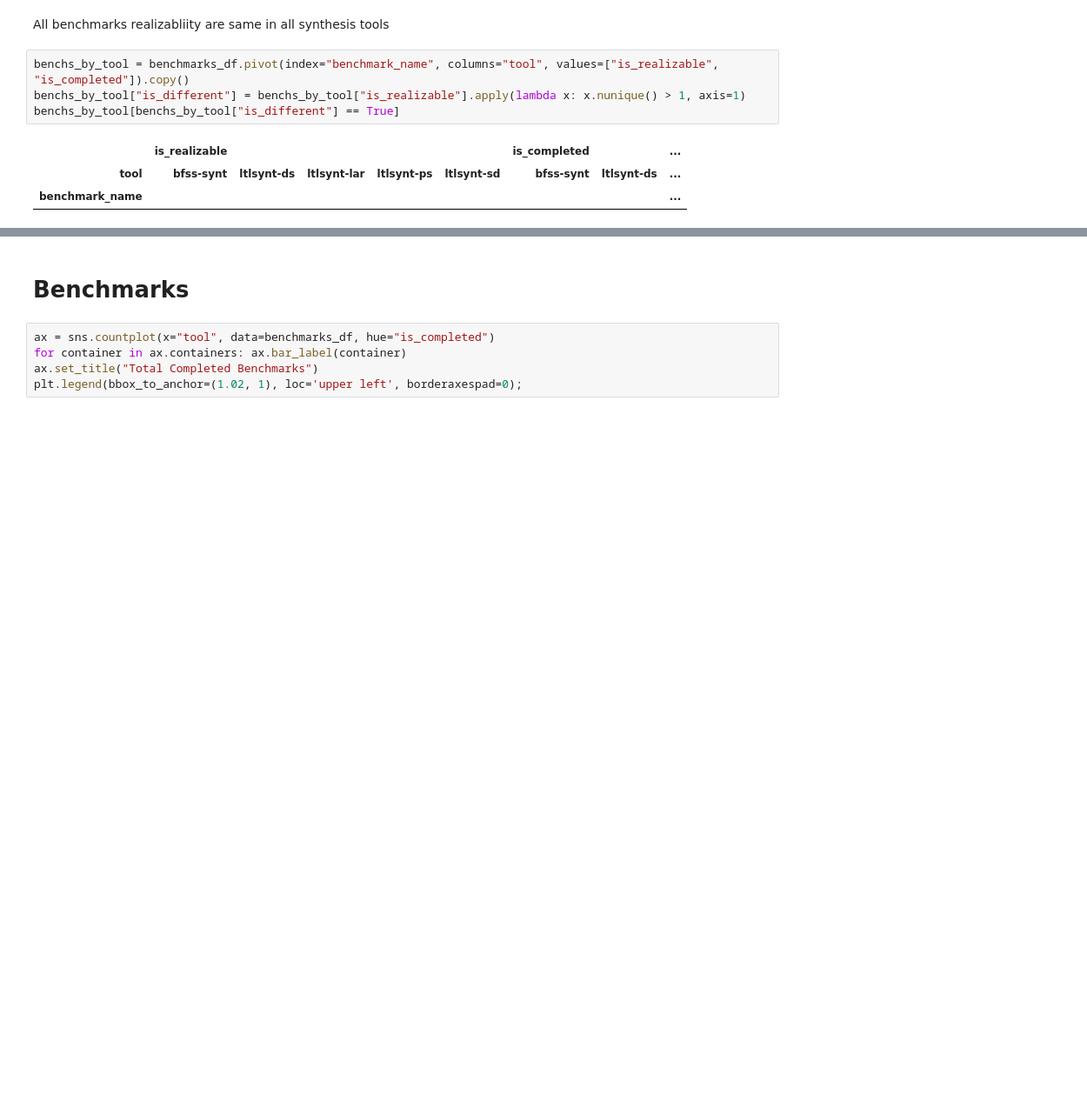
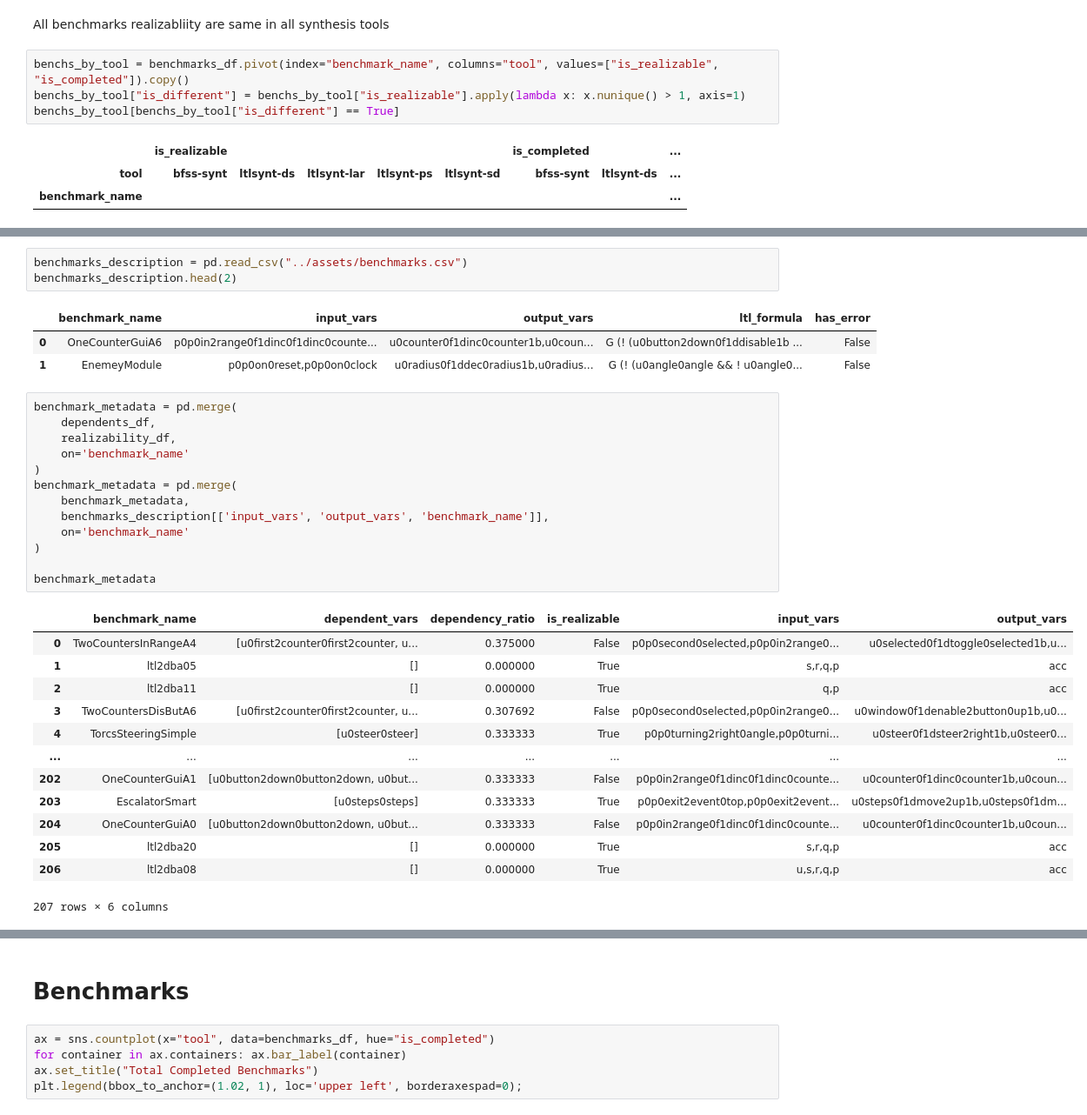
Before and after one commit to eliyaoo32/reactive-synthesis-bfss, a Jupyter notebook: notebooks/synthesis_experiements.ipynb, the cells around one changed output, grey strips where cells are left out. Shown: that part at 87% size. Saved outputs shown, nothing was run; the diff lists cells and outputs as text; blank space fills up the shorter version.

```diff
--- a/notebooks/synthesis_experiements.ipynb
+++ b/notebooks/synthesis_experiements.ipynb
@@ -153,0 +187,34 @@ synt_tools_duration
+# %%
+benchmarks_description = pd.read_csv("../assets/benchmarks.csv")
+benchmarks_description.head(2)
+# %% [output]
+|  | benchmark_name | input_vars | output_vars | ltl_formula | has_error |
+| 0 | OneCounterGuiA6 | p0p0in2range0f1dinc0f1dinc0counte... | u0counter0f1dinc0counter1b,u0coun... | G (! (u0button2down0f1ddisable1b ... | False |
+| 1 | EnemeyModule | p0p0on0reset,p0p0on0clock | u0radius0f1ddec0radius1b,u0radius... | G (! (u0angle0angle && ! u0angle0... | False |
+# %%
+benchmark_metadata = pd.merge(
+    dependents_df,
+    realizability_df,
+    on='benchmark_name'
+)
+benchmark_metadata = pd.merge(
+    benchmark_metadata,
+    benchmarks_description[['input_vars', 'output_vars', 'benchmark_name']],
+    on='benchmark_name'
+)
+
+benchmark_metadata
+# %% [output]
+|  | benchmark_name | dependent_vars | dependency_ratio | is_realizable | input_vars | output_vars |
+| 0 | TwoCountersInRangeA4 | [u0first2counter0first2counter, u... | 0.375000 | False | p0p0second0selected,p0p0in2range0... | u0selected0f1dtoggle0selected1b,u... |
+| 1 | ltl2dba05 | [] | 0.000000 | True | s,r,q,p | acc |
+| 2 | ltl2dba11 | [] | 0.000000 | True | q,p | acc |
+| 3 | TwoCountersDisButA6 | [u0first2counter0first2counter, u... | 0.307692 | False | p0p0second0selected,p0p0in2range0... | u0window0f1denable2button0up1b,u0... |
+| 4 | TorcsSteeringSimple | [u0steer0steer] | 0.333333 | True | p0p0turning2right0angle,p0p0turni... | u0steer0f1dsteer2right1b,u0steer0... |
+| ... | ... | ... | ... | ... | ... | ... |
+| 202 | OneCounterGuiA1 | [u0button2down0button2down, u0but... | 0.333333 | False | p0p0in2range0f1dinc0f1dinc0counte... | u0counter0f1dinc0counter1b,u0coun... |
+| 203 | EscalatorSmart | [u0steps0steps] | 0.333333 | True | p0p0exit2event0top,p0p0exit2event... | u0steps0f1dmove2up1b,u0steps0f1dm... |
+| 204 | OneCounterGuiA0 | [u0button2down0button2down, u0but... | 0.333333 | False | p0p0in2range0f1dinc0f1dinc0counte... | u0counter0f1dinc0counter1b,u0coun... |
+| 205 | ltl2dba20 | [] | 0.000000 | True | s,r,q,p | acc |
+| 206 | ltl2dba08 | [] | 0.000000 | True | u,s,r,q,p | acc |
+207 rows × 6 columns
```
Also changed, not shown: parts of 21 cells of this notebook.
